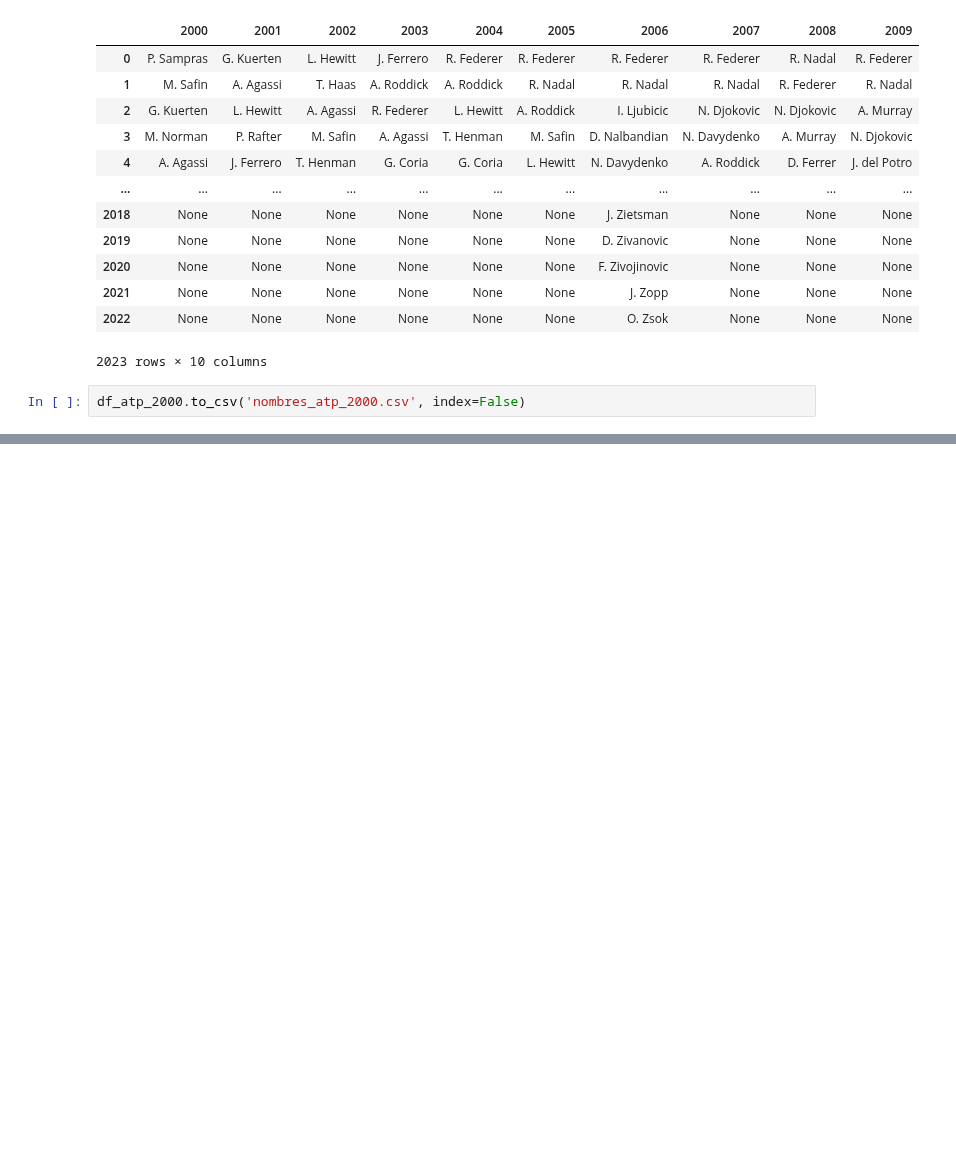
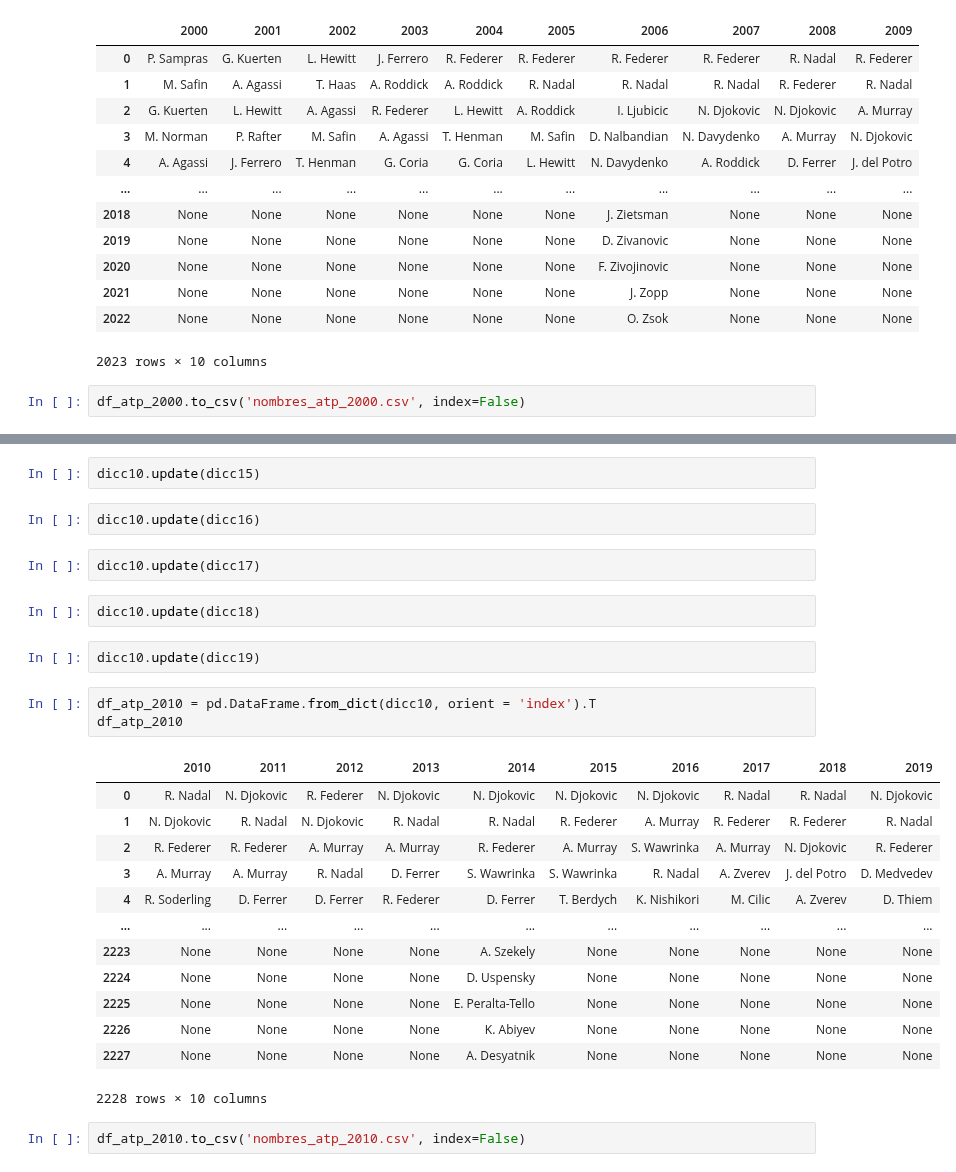
Before and after one commit to Lokhy87/EDA_entrega, a Jupyter notebook: pruebas.ipynb, the cells around one changed output, grey strips where cells are left out. Cells and saved outputs as stored; diff of their text form; blank space fills up the shorter version.

```diff
--- a/pruebas.ipynb
+++ b/pruebas.ipynb
@@ -1446,0 +1563,29 @@ df_atp_2000.to_csv('nombres_atp_2000.csv', index=False)
+# %%
+dicc10.update(dicc15)
+# %%
+dicc10.update(dicc16)
+# %%
+dicc10.update(dicc17)
+# %%
+dicc10.update(dicc18)
+# %%
+dicc10.update(dicc19)
+# %%
+df_atp_2010 = pd.DataFrame.from_dict(dicc10, orient = 'index').T
+df_atp_2010
+# %% [output]
+|  | 2010 | 2011 | 2012 | 2013 | 2014 | 2015 | 2016 | 2017 | 2018 | 2019 |
+| 0 | R. Nadal | N. Djokovic | R. Federer | N. Djokovic | N. Djokovic | N. Djokovic | N. Djokovic | R. Nadal | R. Nadal | N. Djokovic |
+| 1 | N. Djokovic | R. Nadal | N. Djokovic | R. Nadal | R. Nadal | R. Federer | A. Murray | R. Federer | R. Federer | R. Nadal |
+| 2 | R. Federer | R. Federer | A. Murray | A. Murray | R. Federer | A. Murray | S. Wawrinka | A. Murray | N. Djokovic | R. Federer |
+| 3 | A. Murray | A. Murray | R. Nadal | D. Ferrer | S. Wawrinka | S. Wawrinka | R. Nadal | A. Zverev | J. del Potro | D. Medvedev |
+| 4 | R. Soderling | D. Ferrer | D. Ferrer | R. Federer | D. Ferrer | T. Berdych | K. Nishikori | M. Cilic | A. Zverev | D. Thiem |
+| ... | ... | ... | ... | ... | ... | ... | ... | ... | ... | ... |
+| 2223 | None | None | None | None | A. Szekely | None | None | None | None | None |
+| 2224 | None | None | None | None | D. Uspensky | None | None | None | None | None |
+| 2225 | None | None | None | None | E. Peralta-Tello | None | None | None | None | None |
+| 2226 | None | None | None | None | K. Abiyev | None | None | None | None | None |
+| 2227 | None | None | None | None | A. Desyatnik | None | None | None | None | None |
+2228 rows × 10 columns
+# %%
+df_atp_2010.to_csv('nombres_atp_2010.csv', index=False)
```
Also changed, not shown: parts of 33 cells of this notebook, 5 other files.
